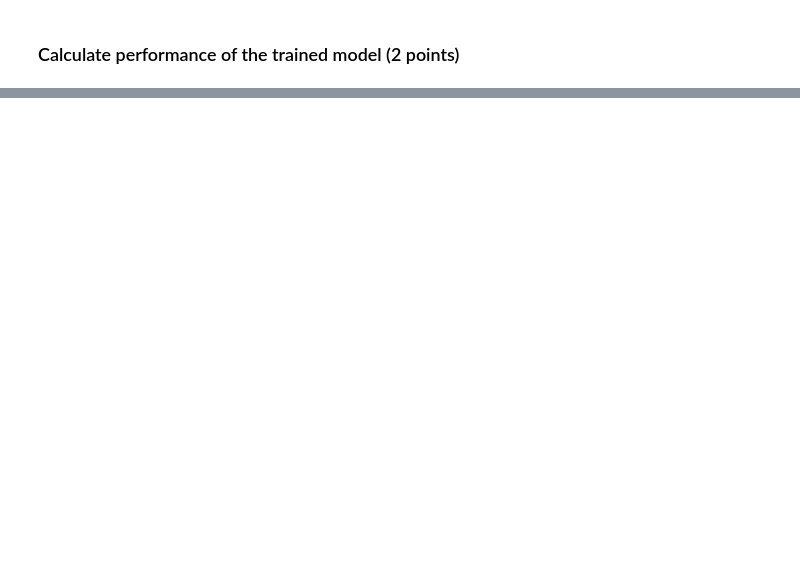
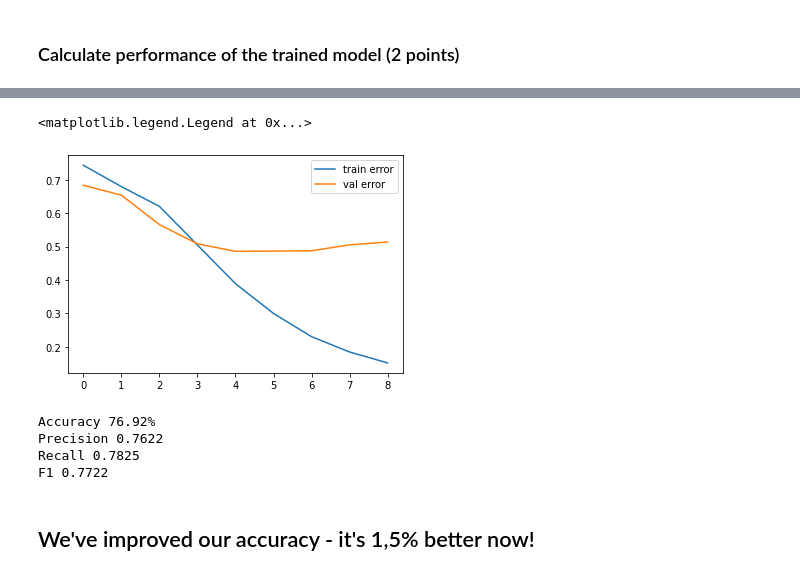
Before and after one commit to Serega6678/cs224n_by_iPavlov, a Jupyter notebook: Task-2-Serega6678/task4_sentiment_cnn.ipynb, the cells around one changed output, grey strips where cells are left out. Drawn from its saved outputs; the diff is of its cells as text; code cells hidden in the pictures; blank space fills up the shorter version.

```diff
--- a/Task-2-Serega6678/task4_sentiment_cnn.ipynb
+++ b/Task-2-Serega6678/task4_sentiment_cnn.ipynb
@@ -210,0 +248,6 @@ Experiment with the model and achieve better results. Implement and describe you
+# %%
+kernel_sizes = [3,4,5,6]
+vocab_size = len(TEXT.vocab)
+dim = 300
+
+model1 = CNNUPD(vocab_size, dim, kernel_sizes, strides=5)
@@ -210,0 +274,23 @@ Experiment with the model and achieve better results. Implement and describe you
+# %%
+from math import floor
+
+class SLTR:
+    def __init__(self, training_iterations, cut_frac=0.1, ratio=32):
+        self.training_iterations = training_iterations
+        self.cut_frac = cut_frac
+        self.ratio = ratio
+        self.cut = floor(training_iterations * cut_frac)
+
+    def __call__(self, it):
+        if it < self.cut:
+            p = it / self.cut
+        else:
+            p = 1 - (it - self.cut) / (self.cut * (1 / self.cut_frac - 1))
+        return (1 + p * (self.ratio - 1)) / self.ratio
+# %%
+epochs=30
+# %%
+scheduler_func = SLTR(epochs * len(train_iter))
+opt = optim.Adam(model1.parameters(), lr=0.001)
+scheduler = optim.lr_scheduler.LambdaLR(opt, lambda e: scheduler_func(e))
+loss_func = nn.CrossEntropyLoss()
@@ -210,0 +351,7 @@ Experiment with the model and achieve better results. Implement and describe you
+# %%
+plt.plot(range(len(epoch_losses1)), epoch_losses1, label='train error')
+plt.plot(range(len(val_losses1)), val_losses1, label='val error')
+plt.legend()
+# %% [output]
+<matplotlib.legend.Legend at 0x...>
+[figure, added]
@@ -210,0 +387,12 @@ Experiment with the model and achieve better results. Implement and describe you
+# %%
+print('Accuracy {}%'.format(round(accuracy1, 4)))
+print('Precision {}'.format(round(precision1, 4)))
+print('Recall {}'. format(round(recall1, 4)))
+print('F1 {}'.format(round(2 * precision1 * recall1 / (precision1 + recall1), 4)))
+# %% [output]
+Accuracy 76.92%
+Precision 0.7622
+Recall 0.7825
+F1 0.7722
+# %% [markdown]
+## We've improved our accuracy - it's 1,5% better now!
```
Also changed, not shown: parts of 18 cells of this notebook.
